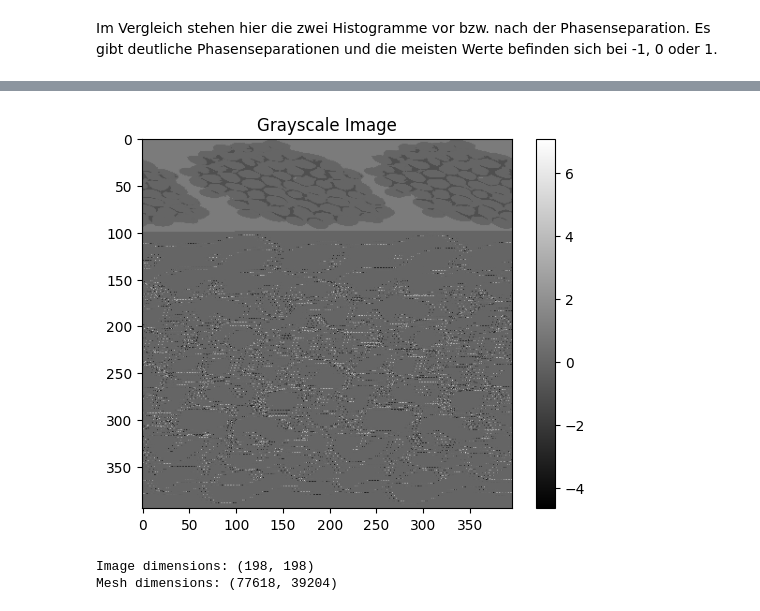
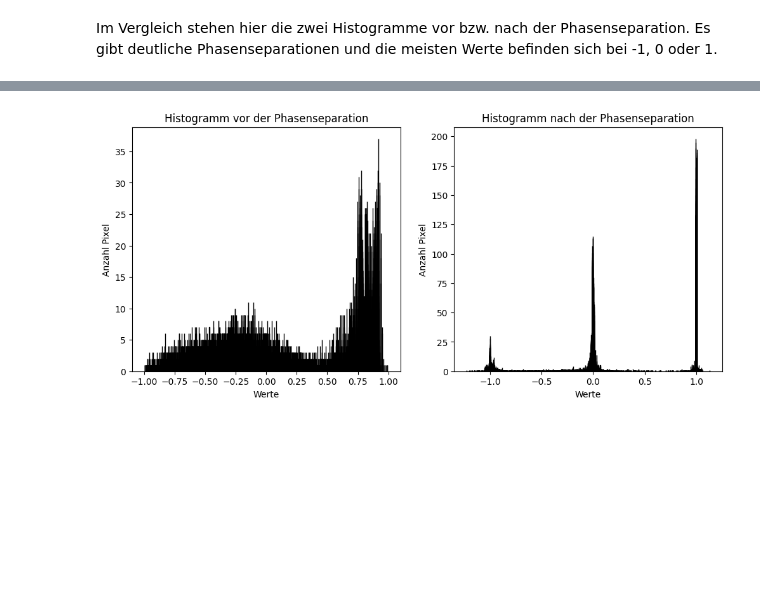
Before and after one commit to cyrilgabriele/HANA_Gruppe2, a Jupyter notebook: Notebooks/Aufgabe2.1.ipynb, the cells around one changed output, grey strips where cells are left out. Cells and saved outputs as stored; diff of their text form; code cells hidden in the pictures; blank space fills up the shorter version.

```diff
--- a/Notebooks/Aufgabe2.1.ipynb
+++ b/Notebooks/Aufgabe2.1.ipynb
@@ -192,36 +168,24 @@ Die shape ist 156025 => kann kein Zufall sein, weil: sqrt(156025)/2 ergibt 197.5
-# %%
-# Calculate the size of the reshaped array
-size = int(np.sqrt(len(gfu_array_2s)))
-
-# Check if the original array's length is a perfect square
-if size**2 != len(gfu_array_2s):
-    # If not, calculate the padding size
-    padding_size = (size + 1)**2 - len(gfu_array_2s)
-    # Pad the original array with zeros
-    gfu_array_2s = np.pad(gfu_array_2s, (0, padding_size), 'constant')
-    # Update the size of the reshaped array
-    size += 1
-
-# Reshape the array
-gfu_array_2s_reshaped = gfu_array_2s.reshape((size, size))
-
-# Display the image
-plt.imshow(gfu_array_2s_reshaped, cmap='gray')
-plt.colorbar()  # Optionally, you can add a colorbar to show intensity values
-plt.title('Grayscale Image')
-plt.show()
-# %% [output]
-[figure, removed]
-# %%
-# Get the dimensions of the image
-img_dims = img.shape
-
-# Get the dimensions of the mesh
-mesh_dims = (mesh.GetNE(VOL), mesh.nv)
-
-# Print the dimensions
-print(f"Image dimensions: {img_dims}")
-print(f"Mesh dimensions: {mesh_dims}")
-# %% [output]
-Image dimensions: (198, 198)
-Mesh dimensions: (77618, 39204)
+# %%
+# Anzahl bins
+num_bins = 200
+
+# subplots
+fig, axs = plt.subplots(1, 2, figsize=(12, 5))
+
+# Plot des ersten Histogramms => vor der Phasenseparation
+axs[0].hist(img, bins=num_bins, edgecolor='black')
+#axs[0].set_yscale('log')  # y-Achse logarithmisch => Phasenseparation besser ersichlich in linearer y-Achse
+axs[0].set_title('Histogramm vor der Phasenseparation')
+axs[0].set_xlabel('Werte')
+axs[0].set_ylabel('Anzahl Pixel')
+
+# Plot des zweiten Histogramms => nach der Phasenseparation
+axs[1].hist(imgNew, bins=num_bins, edgecolor='black')
+#axs[1].set_yscale('log')  # y-axis logarithmisch
+axs[1].set_title('Histogramm nach der Phasenseparation')
+axs[1].set_xlabel('Werte')
+axs[1].set_ylabel('Anzahl Pixel')
+
+plt.show()
+# %% [output]
+[figure, added]
```
Also changed, not shown: parts of 6 cells of this notebook, 2 other files.
